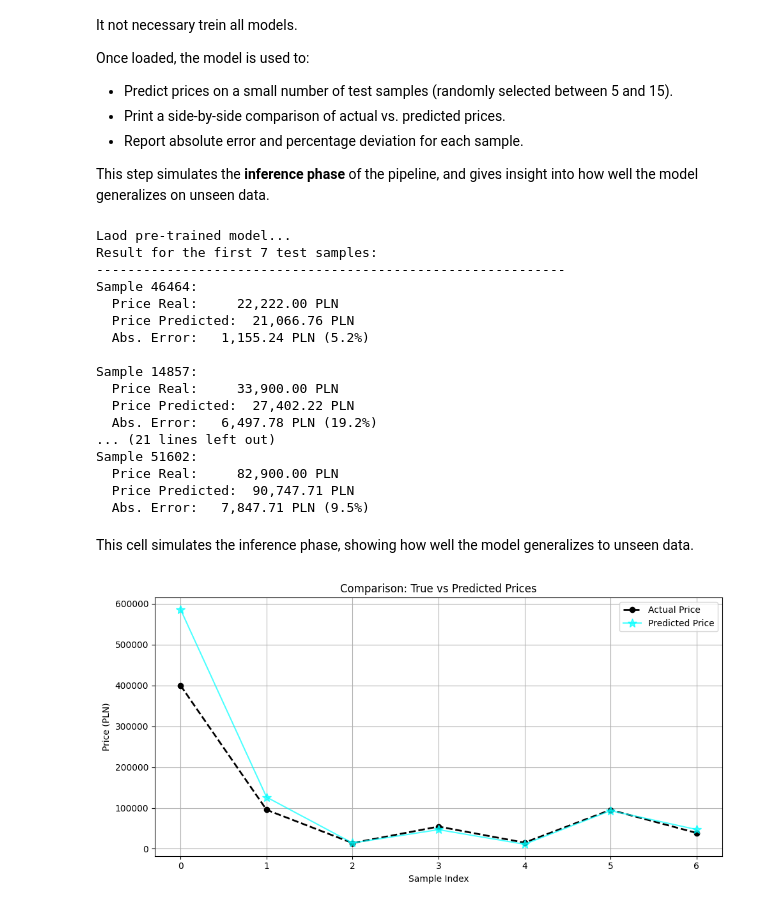
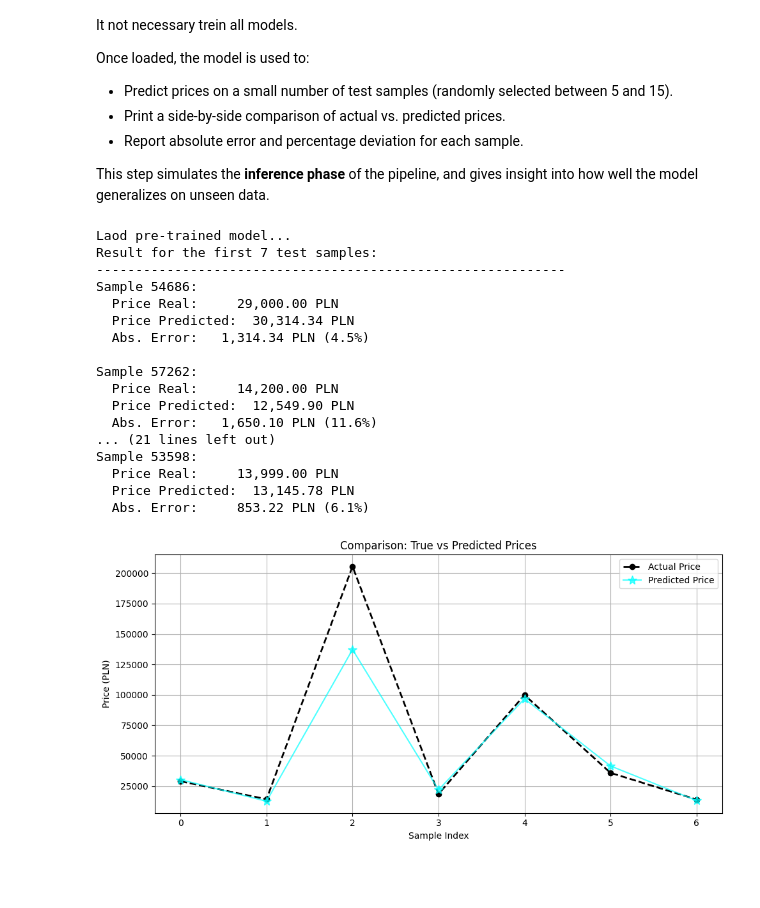
Before and after one commit to andreaalboni/Machine-Learning-Exam, a Jupyter notebook: exam.ipynb, the cells around one changed output. Cells and saved outputs as stored; diff of their text form; code cells hidden in the pictures; blank space fills up the shorter version.

```diff
--- a/exam.ipynb
+++ b/exam.ipynb
@@ -635,8 +635,9 @@ def load_best_model():
 best_model_loaded = load_best_model()
 
 n_test_samples = 7
-x_samples = test_df.iloc[:n_test_samples]
-y_trues = y_test.iloc[:n_test_samples]
+random_indices = test_df.sample(n=n_samples, random_state=np.random.randint(0, 10000)).index
+x_samples = test_df.loc[random_indices]
+y_samples = y_test.loc[random_indices]
 y_preds = best_model_loaded.predict(x_samples)
 
 
@@ -644,10 +645,10 @@ print(f"Result for the first {n_test_samples} test samples:")
 
 print("-" * 60)
 for i in range(n_test_samples):
-    error = abs(y_preds[i] - y_trues.iloc[i])
-    error_percent = (error / y_trues.iloc[i]) * 100
+    error = abs(y_preds[i] - y_samples.iloc[i])
+    error_percent = (error / y_samples.iloc[i]) * 100
     print(f"Sample {x_samples.index[i]}:")
-    print(f"  Price Real:    {y_trues.iloc[i]:>10,.2f} PLN")
+    print(f"  Price Real:    {y_samples.iloc[i]:>10,.2f} PLN")
     print(f"  Price Predicted: {y_preds[i]:>10,.2f} PLN")
     print(f"  Abs. Error: {error:>10,.2f} PLN ({error_percent:.1f}%)")
     print()
@@ -655,49 +656,31 @@ for i in range(n_test_samples):
 Laod pre-trained model...
 Result for the first 7 test samples:
 ------------------------------------------------------------
-Sample 46464:
-  Price Real:     22,222.00 PLN
-  Price Predicted:  21,066.76 PLN
-  Abs. Error:   1,155.24 PLN (5.2%)
+Sample 54686:
+  Price Real:     29,000.00 PLN
+  Price Predicted:  30,314.34 PLN
+  Abs. Error:   1,314.34 PLN (4.5%)
 
-Sample 14857:
-  Price Real:     33,900.00 PLN
-  Price Predicted:  27,402.22 PLN
-  Abs. Error:   6,497.78 PLN (19.2%)
+Sample 57262:
+  Price Real:     14,200.00 PLN
+  Price Predicted:  12,549.90 PLN
+  Abs. Error:   1,650.10 PLN (11.6%)
 ... (21 lines left out)
-Sample 51602:
-  Price Real:     82,900.00 PLN
-  Price Predicted:  90,747.71 PLN
-  Abs. Error:   7,847.71 PLN (9.5%)
+Sample 53598:
+  Price Real:     13,999.00 PLN
+  Price Predicted:  13,145.78 PLN
+  Abs. Error:     853.22 PLN (6.1%)
-# %% [markdown]
-
-This cell simulates the inference phase, showing how well the model generalizes to unseen data.
 # %%
-results_list = []
-
-for i in range(n_test_samples):
-    error = abs(y_preds[i] - y_trues.iloc[i])
-    error_percent = (error / y_trues.iloc[i]) * 100
-
-    results_list.append({
-        "index": x_samples.index[i],
-        "actual_price": y_trues.iloc[i],
-        "predicted_price": y_preds[i],
-        "abs_error": error,
-        "error_%": error_percent
-    })
-
-
 plt.figure(figsize=(10, 5))
 plt.plot(range(n_samples), y_samples.values, marker='o', label='Actual Price',
          color='black', linestyle='--', linewidth=2)
 plt.plot(y_preds, label="Predicted Price", marker='*', color='cyan', alpha=0.7, markersize=10)
 plt.title("Comparison: True vs Predicted Prices")
 plt.xlabel("Sample Index")
 plt.ylabel("Price (PLN)")
 plt.legend()
 plt.grid(True)
 plt.tight_layout()
 plt.show()
 # %% [output]
-[figure, old version]
+[figure, new version]
```
Also changed, not shown: parts of 1 cell of this notebook, 2 other files.
